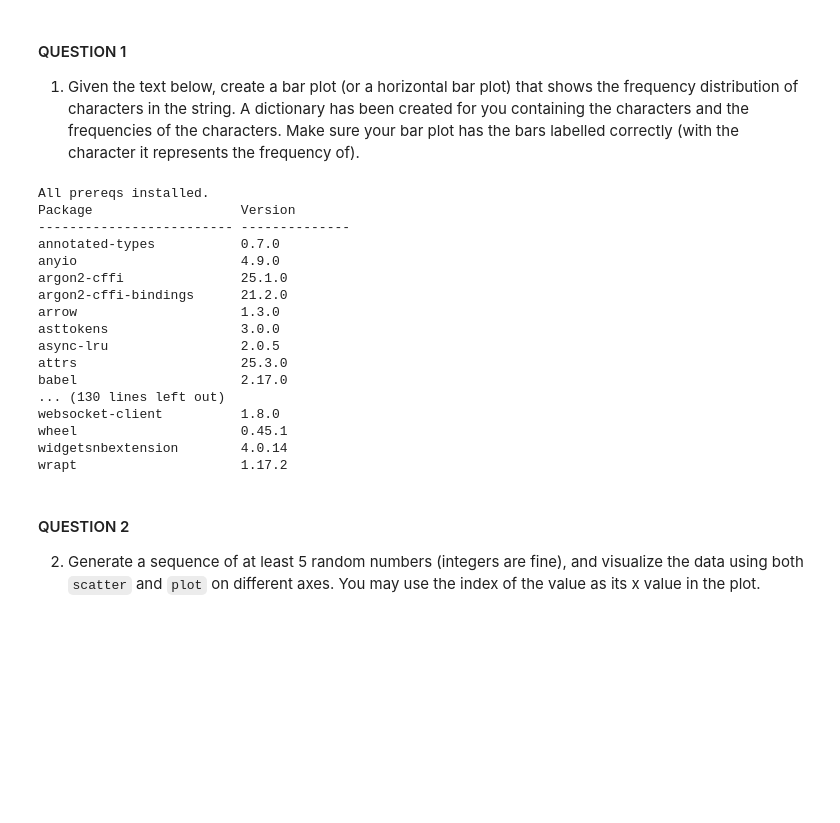
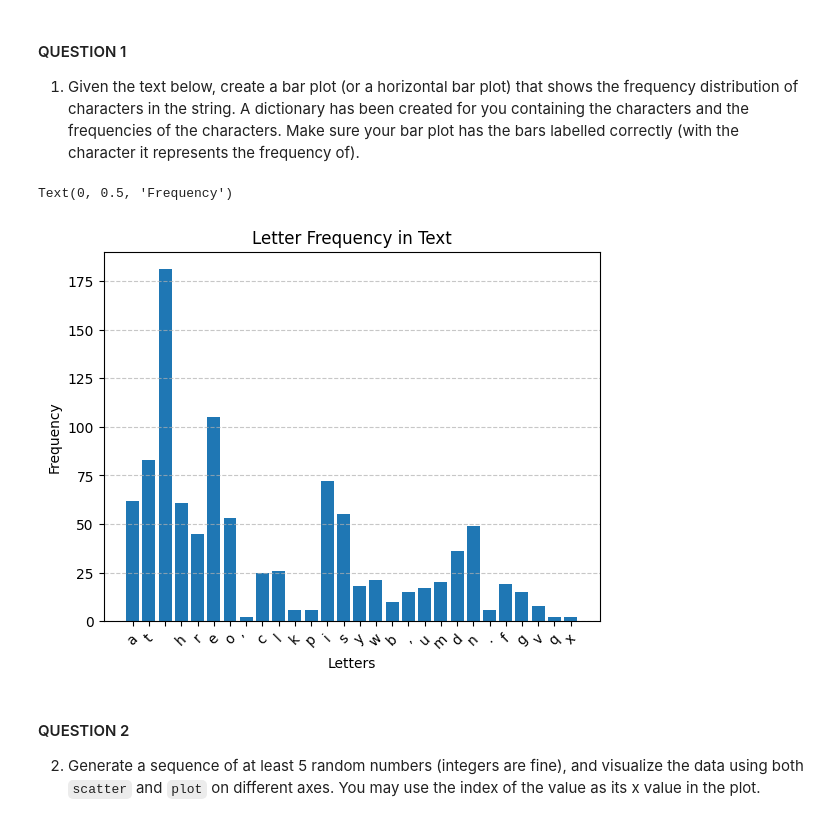
Before and after one commit to bjdawson23/pyplot, a Jupyter notebook: pyplot.ipynb, the cells around one changed output. Cells and saved outputs as stored; diff of their text form; code cells hidden in the pictures; blank space fills up the shorter version.

```diff
--- a/pyplot.ipynb
+++ b/pyplot.ipynb
@@ -19,36 +46,20 @@ For all of these questions, your plots must have an appropriate title and labele
 A dictionary has been created for you containing the characters and the frequencies of the characters.
 Make sure your bar plot has the bars labelled correctly (with the character it represents the frequency of).
 # %%
-from collections import Counter
-from random import randint
-import matplotlib.pyplot as plt
-
-print('All prereqs installed.')
-!pip list
-
-from collections import Counter
+# create a bar plot of the letter frequencies in the text
 TEXT = "At three o’clock precisely I was at Baker Street, but Holmes had not yet returned. The landlady informed me that he had left the house shortly after eight o’clock in the morning. I sat down beside the fire, however, with the intention of awaiting him, however long he might be. I was already deeply interested in his inquiry, for, though it was surrounded by none of the grim and strange features which were associated with the two crimes which I have already recorded, still, the nature of the case and the exalted station of his client gave it a character of its own. Indeed, apart from the nature of the investigation which my friend had on hand, there was something in his masterly grasp of a situation, and his keen, incisive reasoning, which made it a pleasure to me to study his system of work, and to follow the quick, subtle methods by which he disentangled the most inextricable mysteries. So accustomed was I to his invariable success that the very possibility of his failing had ceased to enter into my head.".lower()
 letter_freq = dict(Counter(TEXT))
 
 # make a bar plot with an appropriate title, correct xtick labels, and labeled axes
+plt.bar(letter_freq.keys(), letter_freq.values())
+plt.title("Letter Frequency in Text")
+plt.xticks(rotation=45)
+plt.grid(axis='y', linestyle='--', alpha=0.7)
+plt.xlabel("Letters")
+plt.ylabel("Frequency")
 # %% [output]
-All prereqs installed.
-Package                   Version
-------------------------- --------------
-annotated-types           0.7.0
-anyio                     4.9.0
-argon2-cffi               25.1.0
-argon2-cffi-bindings      21.2.0
-arrow                     1.3.0
-asttokens                 3.0.0
-async-lru                 2.0.5
-attrs                     25.3.0
-babel                     2.17.0
-... (130 lines left out)
-websocket-client          1.8.0
-wheel                     0.45.1
-widgetsnbextension        4.0.14
-wrapt                     1.17.2
+Text(0, 0.5, 'Frequency')
+[figure, added]
 # %% [markdown]
 #### QUESTION 2
 
```
Also changed, not shown: parts of 2 cells of this notebook.
